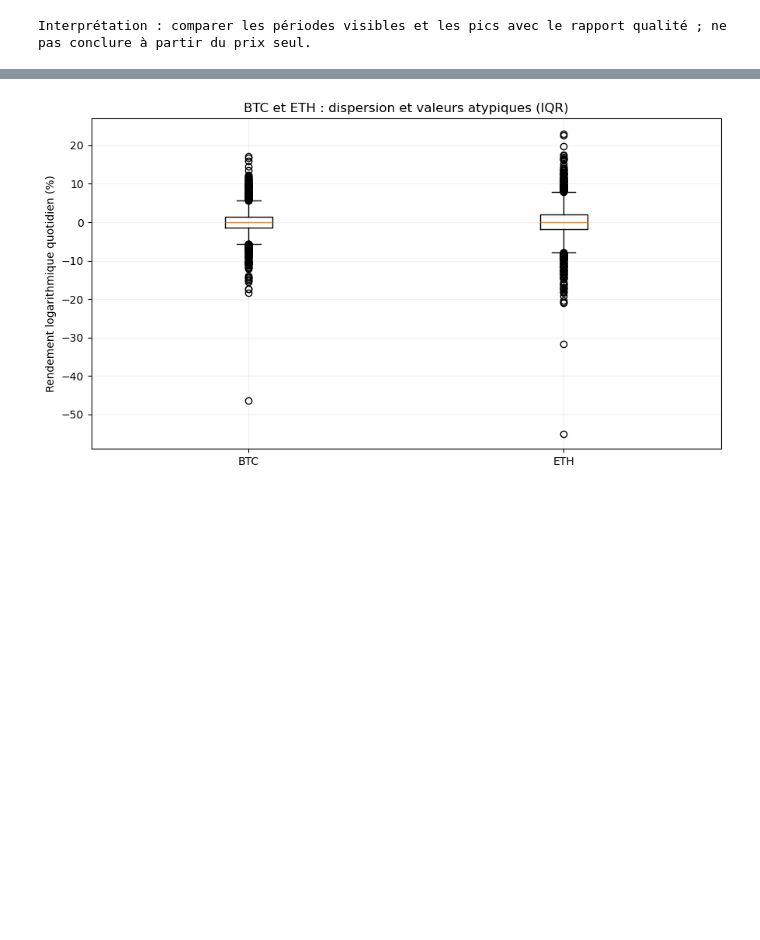
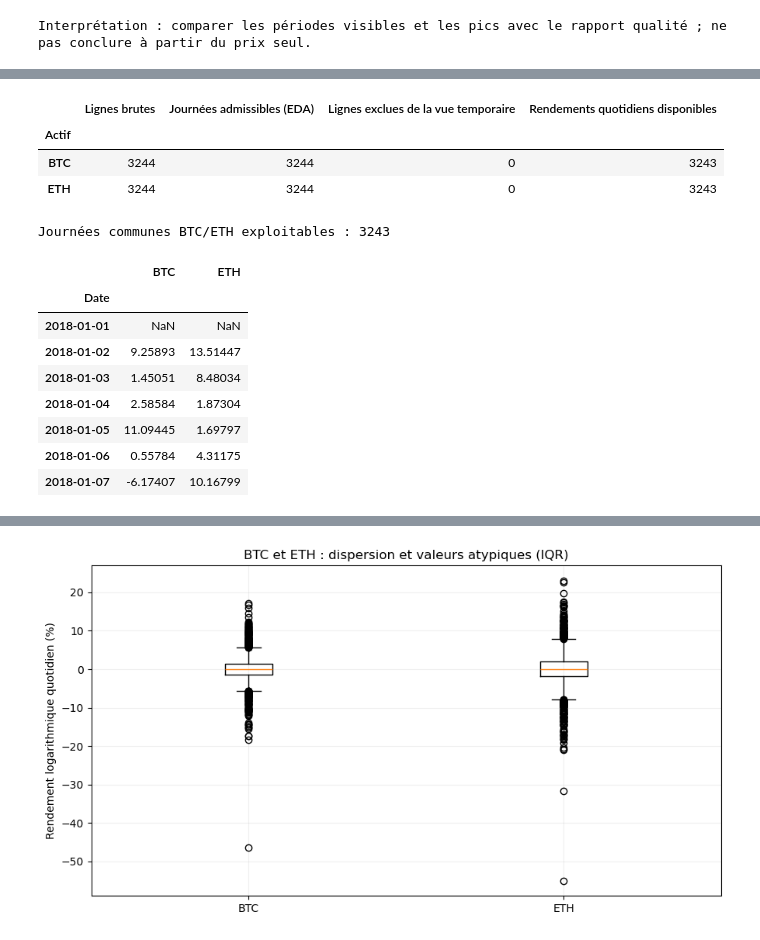
Before and after one commit to mokaddemwael/HMM_Crypto, a Jupyter notebook: notebooks/HMM_Crypto_CRISP_DM.ipynb, the cells around one changed output, grey strips where cells are left out. Drawn from its saved outputs; the diff is of its cells as text; code cells hidden in the pictures; blank space fills up the shorter version.

Commit message:
refactor: organize CRISP-DM notebook in three phases

```diff
--- a/notebooks/HMM_Crypto_CRISP_DM.ipynb
+++ b/notebooks/HMM_Crypto_CRISP_DM.ipynb
@@ -425,17 +268,0 @@ Ces analyses utilisent **les rendements**, pas les niveaux de prix, pour éviter
-# %%
-rendements = {}
-for actif, df in prepares.items():
-    prix = df.set_index("Date")["Close"].astype(float)
-    r = 100 * np.log(prix / prix.shift(1))
-    # Un rendement est réellement quotidien uniquement si les dates se suivent.
-    r = r.where(prix.index.to_series().diff() == pd.Timedelta(days=1))
-    rendements[actif] = r.rename(actif)
-    print(f"{actif} : {r.notna().sum()} rendements journaliers disponibles ; "
-          f"{r.isna().sum()} non calculés (première observation ou discontinuités).")
-
-rendements_df = pd.concat(rendements.values(), axis=1).sort_index()
-paire = rendements_df[["BTC", "ETH"]].dropna()
-print("Journées communes BTC/ETH exploitables :", len(paire))
-display(rendements_df.head(7))
-assert len(paire) > 30, "Nombre insuffisant de rendements communs pour l'EDA"
-print("Interprétation : les calculs suivants portent sur les variations quotidiennes de prix, pas sur les prix bruts.")
@@ -455,0 +284,63 @@ Interprétation : les calculs suivants portent sur les variations quotidiennes d
+# %%
+# Vue de travail EXPLORATOIRE : rien n'est modifié dans data/raw ni sauvegardé en data/processed.
+vues_exploratoires = {}
+rendements = {}
+resume_exploration = []
+
+for actif, brut in bruts.items():
+    vue = brut[REQUISES].copy()
+    vue["Date"] = pd.to_datetime(vue["Date"], errors="coerce", utc=True).dt.tz_convert(None).dt.normalize()
+    for col in REQUISES[1:]:
+        vue[col] = pd.to_numeric(vue[col], errors="coerce")
+
+    # Vérifications de validité, seulement pour calculer des statistiques d'exploration.
+    dates_valides = vue["Date"].between(DEBUT, FIN)
+    dates_uniques = ~vue["Date"].duplicated(keep=False)
+    valeurs_finies = np.isfinite(vue[REQUISES[1:]].to_numpy(dtype=float)).all(axis=1)
+    prix_valides = (vue[PRIX] > 0).all(axis=1)
+    volumes_valides = vue["Volume"] >= 0
+    high_valide = vue["High"] >= vue[["Open", "Low", "Close"]].max(axis=1)
+    low_valide = vue["Low"] <= vue[["Open", "High", "Close"]].min(axis=1)
+
+    admissibles = (dates_valides & dates_uniques & valeurs_finies & prix_valides
+                   & volumes_valides & high_valide & low_valide)
+    vue_ok = vue.loc[admissibles].sort_values("Date").set_index("Date")
+    vues_exploratoires[actif] = vue_ok
+
+    close = vue_ok["Close"]
+    r = 100 * np.log(close / close.shift(1))
+    r = r.where(close.index.to_series().diff() == pd.Timedelta(days=1))
+    rendements[actif] = r.rename(actif)
+
+    resume_exploration.append({
+        "Actif": actif,
+        "Lignes brutes": len(brut),
+        "Journées admissibles (EDA)": len(vue_ok),
+        "Lignes exclues de la vue temporaire": int((~admissibles).sum()),
+        "Rendements quotidiens disponibles": int(r.notna().sum()),
+    })
+
+rapport_eda = pd.DataFrame(resume_exploration).set_index("Actif")
+display(rapport_eda)
+
+rendements_df = pd.concat(rendements.values(), axis=1).sort_index()
+paire = rendements_df[["BTC", "ETH"]].dropna()
+print("Journées communes BTC/ETH exploitables :", len(paire))
+display(rendements_df.head(7))
+assert len(paire) > 30, "Nombre insuffisant de rendements communs pour l'exploration"
+print("Vue exploratoire uniquement : le nettoyage et les sauvegardes auront lieu en phase 3.")
+# %% [output]
+|  | Lignes brutes | Journées admissibles (EDA) | Lignes exclues de la vue temporaire | Rendements quotidiens disponibles |
+| Actif |  |  |  |  |
+| BTC | 3244 | 3244 | 0 | 3243 |
+| ETH | 3244 | 3244 | 0 | 3243 |
+Journées communes BTC/ETH exploitables : 3243
+|  | BTC | ETH |
+| Date |  |  |
+| 2018-01-01 | NaN | NaN |
+| 2018-01-02 | 9.25893 | 13.51447 |
+| 2018-01-03 | 1.45051 | 8.48034 |
+| 2018-01-04 | 2.58584 | 1.87304 |
+| 2018-01-05 | 11.09445 | 1.69797 |
+| 2018-01-06 | 0.55784 | 4.31175 |
+| 2018-01-07 | -6.17407 | 10.16799 |
```
Also changed, not shown: parts of 29 cells of this notebook.
